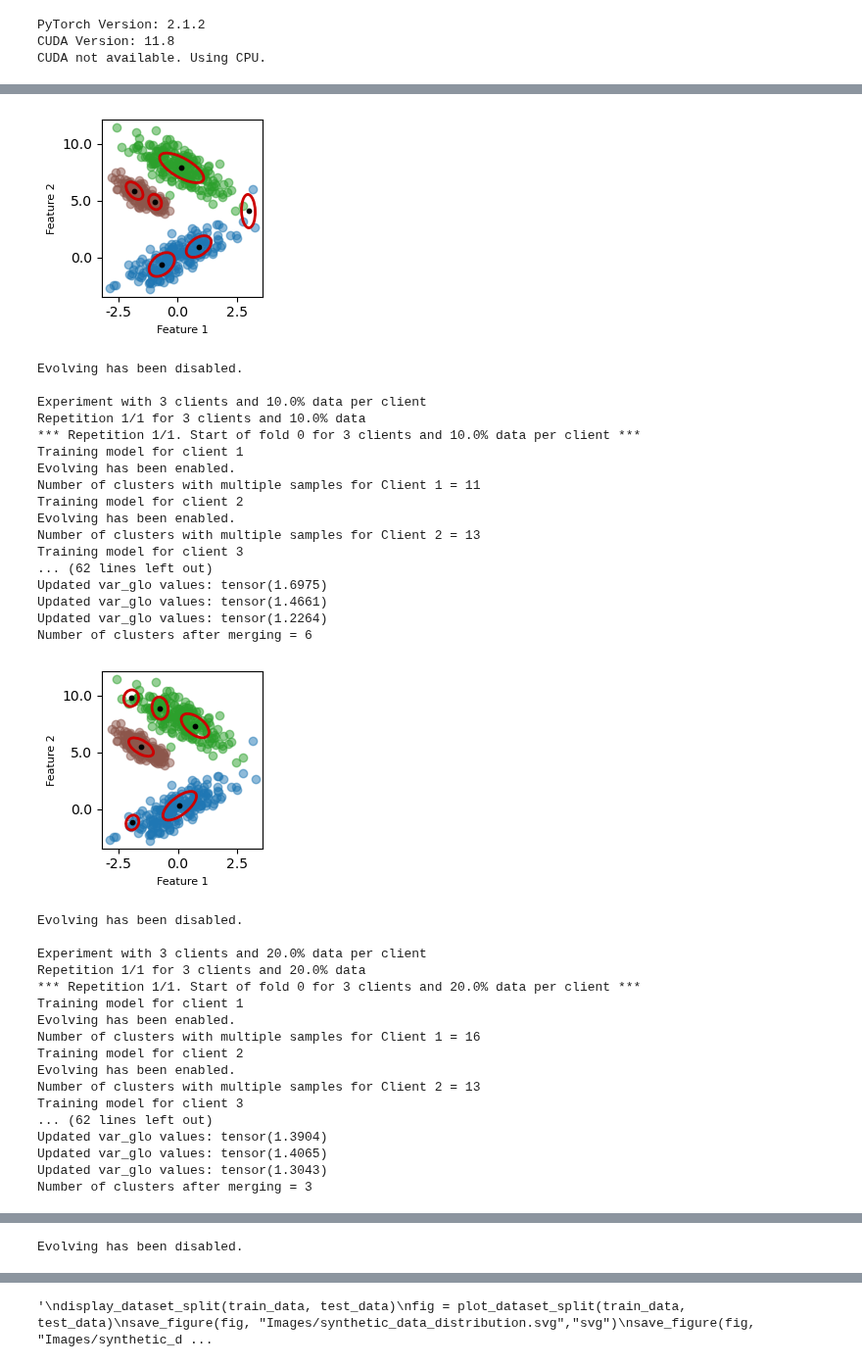
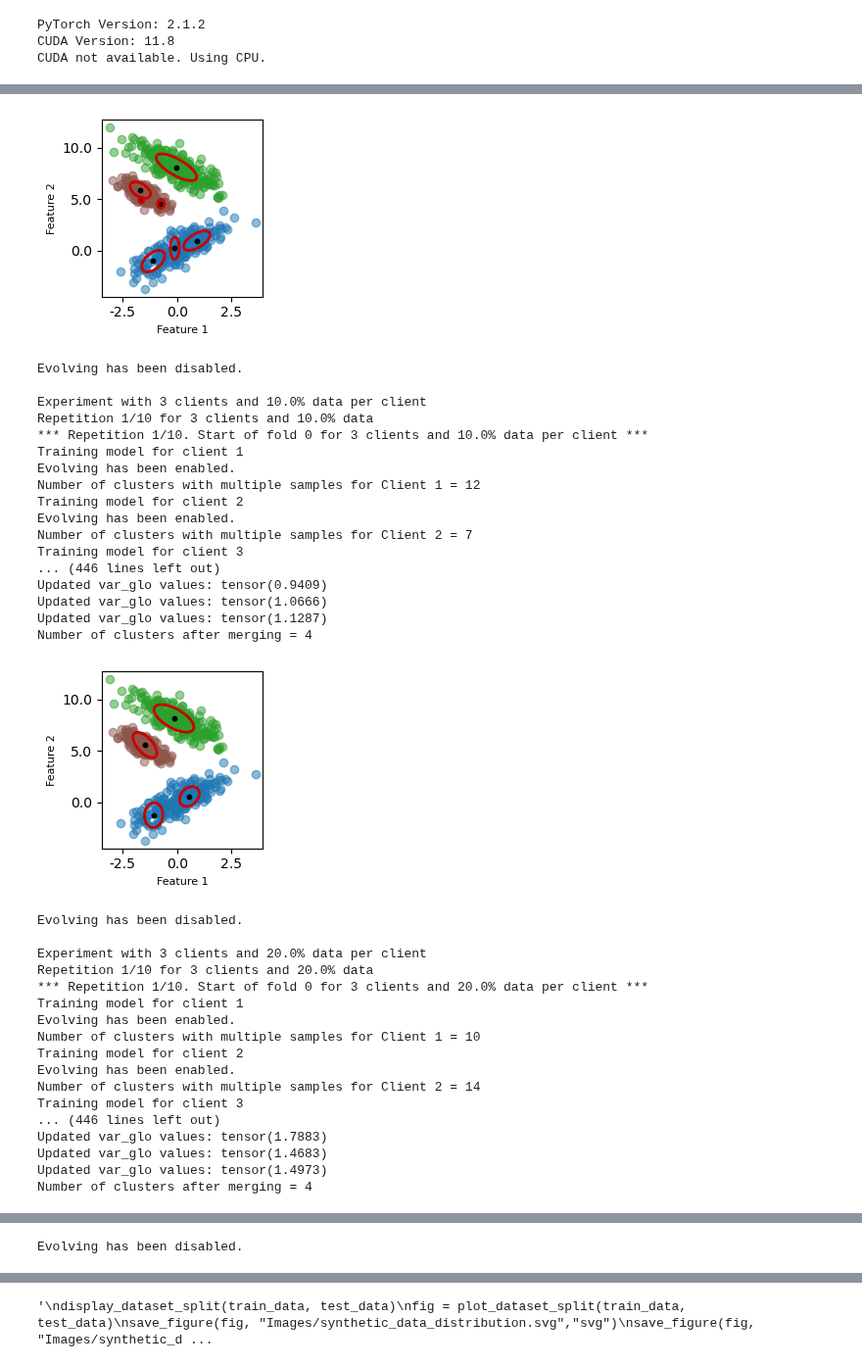
Before and after one commit to mihaozbot/eGAUSSp_Python, a Jupyter notebook: synthetic_experiment.ipynb, the cells around one changed output, grey strips where cells are left out. Shown at 98% size. Cells and saved outputs as stored; diff of their text form; code cells hidden in the pictures.

```diff
--- a/synthetic_experiment.ipynb
+++ b/synthetic_experiment.ipynb
@@ -101,7 +101,7 @@ specific_configurations = [
 experiment_results = []
 
 # Number of repetitions for each configuration
-num_repetitions = 1
+num_repetitions = 10
 
 # Loop over the different configurations
 for num_clients in num_clients_options:
@@ -234,36 +234,36 @@ Number of clusters after merging = 6
-[figure, old version]
+[figure, new version]
 Evolving has been disabled.
 
 Experiment with 3 clients and 10.0% data per client
-Repetition 1/1 for 3 clients and 10.0% data
-*** Repetition 1/1. Start of fold 0 for 3 clients and 10.0% data per client ***
+Repetition 1/10 for 3 clients and 10.0% data
+*** Repetition 1/10. Start of fold 0 for 3 clients and 10.0% data per client ***
 Training model for client 1
 Evolving has been enabled.
-Number of clusters with multiple samples for Client 1 = 11
+Number of clusters with multiple samples for Client 1 = 12
 Training model for client 2
 Evolving has been enabled.
-Number of clusters with multiple samples for Client 2 = 13
+Number of clusters with multiple samples for Client 2 = 7
 Training model for client 3
-... (62 lines left out)
-Updated var_glo values: tensor(1.6975)
-Updated var_glo values: tensor(1.4661)
-Updated var_glo values: tensor(1.2264)
-Number of clusters after merging = 6
+... (446 lines left out)
+Updated var_glo values: tensor(0.9409)
+Updated var_glo values: tensor(1.0666)
+Updated var_glo values: tensor(1.1287)
+Number of clusters after merging = 4
-[figure, old version]
+[figure, new version]
 Evolving has been disabled.
 
 Experiment with 3 clients and 20.0% data per client
-Repetition 1/1 for 3 clients and 20.0% data
-*** Repetition 1/1. Start of fold 0 for 3 clients and 20.0% data per client ***
+Repetition 1/10 for 3 clients and 20.0% data
+*** Repetition 1/10. Start of fold 0 for 3 clients and 20.0% data per client ***
 Training model for client 1
 Evolving has been enabled.
-Number of clusters with multiple samples for Client 1 = 16
+Number of clusters with multiple samples for Client 1 = 10
 Training model for client 2
 Evolving has been enabled.
-Number of clusters with multiple samples for Client 2 = 13
+Number of clusters with multiple samples for Client 2 = 14
 Training model for client 3
-... (62 lines left out)
-Updated var_glo values: tensor(1.3904)
-Updated var_glo values: tensor(1.4065)
-Updated var_glo values: tensor(1.3043)
-Number of clusters after merging = 3
+... (446 lines left out)
+Updated var_glo values: tensor(1.7883)
+Updated var_glo values: tensor(1.4683)
+Updated var_glo values: tensor(1.4973)
+Number of clusters after merging = 4
```
Also changed, not shown: parts of 3 cells of this notebook, 10 other files.
